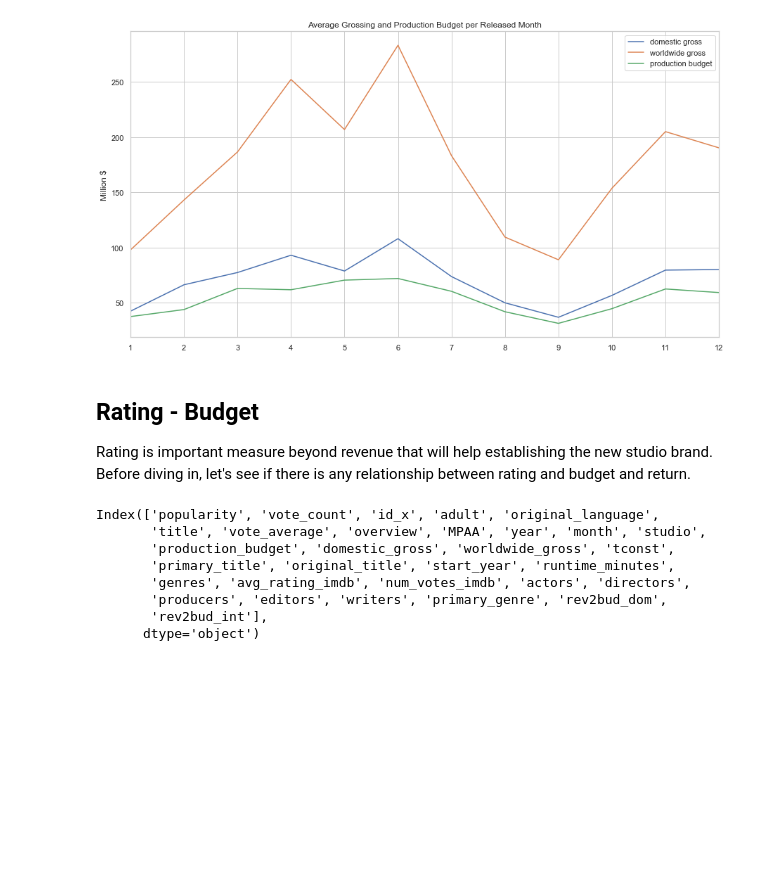
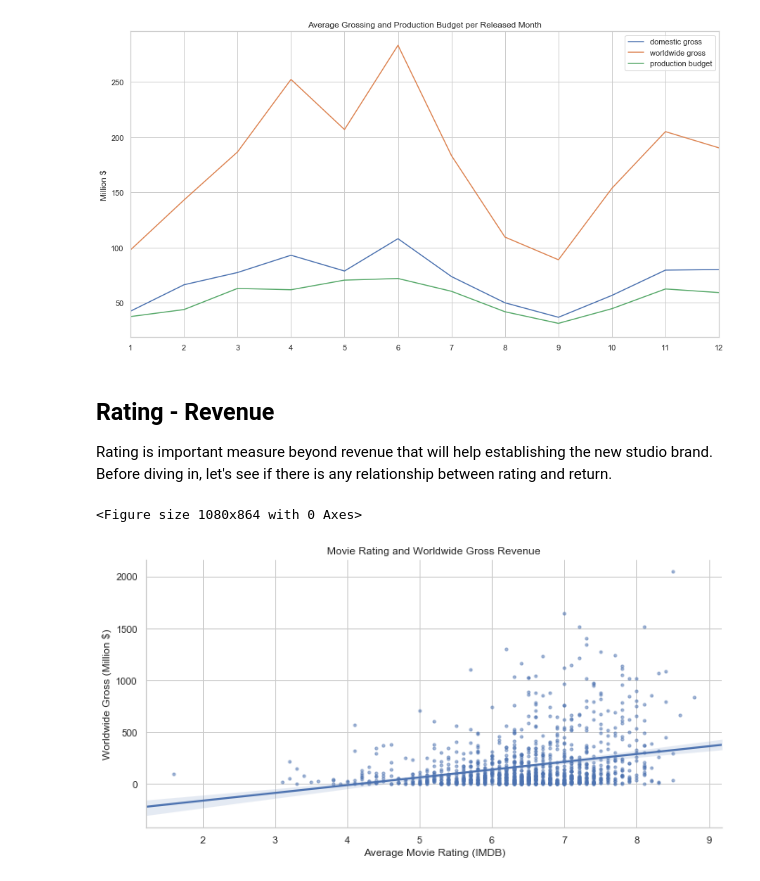
Before and after one commit to stereopickle/DS_movie_EDA, a Jupyter notebook: 010.Data_Analysis_Overview.ipynb, the cells around one changed output. Saved outputs shown, nothing was run; the diff lists cells and outputs as text; code cells hidden in the pictures; blank space fills up the shorter version.

```diff
--- a/010.Data_Analysis_Overview.ipynb
+++ b/010.Data_Analysis_Overview.ipynb
@@ -402,17 +402,20 @@ plt.show()
 # %% [output]
 [figure]
 # %% [markdown]
-## Rating - Budget
+## Rating - Revenue
 Rating is important measure beyond revenue that will help establishing the new studio brand.
-Before diving in, let's see if there is any relationship between rating and budget and return.
+Before diving in, let's see if there is any relationship between rating and return.
-# %%
-df.columns
-# %% [output]
-Index(['popularity', 'vote_count', 'id_x', 'adult', 'original_language',
-       'title', 'vote_average', 'overview', 'MPAA', 'year', 'month', 'studio',
-       'production_budget', 'domestic_gross', 'worldwide_gross', 'tconst',
-       'primary_title', 'original_title', 'start_year', 'runtime_minutes',
-       'genres', 'avg_rating_imdb', 'num_votes_imdb', 'actors', 'directors',
-       'producers', 'editors', 'writers', 'primary_genre', 'rev2bud_dom',
-       'rev2bud_int'],
-      dtype='object')
+# %%
+tmp = df[['avg_rating_imdb', 'production_budget', 'domestic_gross', 'worldwide_gross']]
+
+plt.figure(figsize = (15, 12))
+ax1 = sns.lmplot(x = "avg_rating_imdb", y = "worldwide_gross", data = tmp, scatter_kws = {"s": 10, "alpha": 0.5}, aspect = 2)
+
+ax1.set(title = "Movie Rating and Worldwide Gross Revenue", xlabel = "Average Movie Rating (IMDB)", ylabel = "Worldwide Gross (Million $)")
+
+plt.show()
+
+# There isn't too strong relationship here
+# %% [output]
+<Figure size 1080x864 with 0 Axes>
+[figure, added]
```
Also changed, not shown: parts of 15 cells of this notebook.
